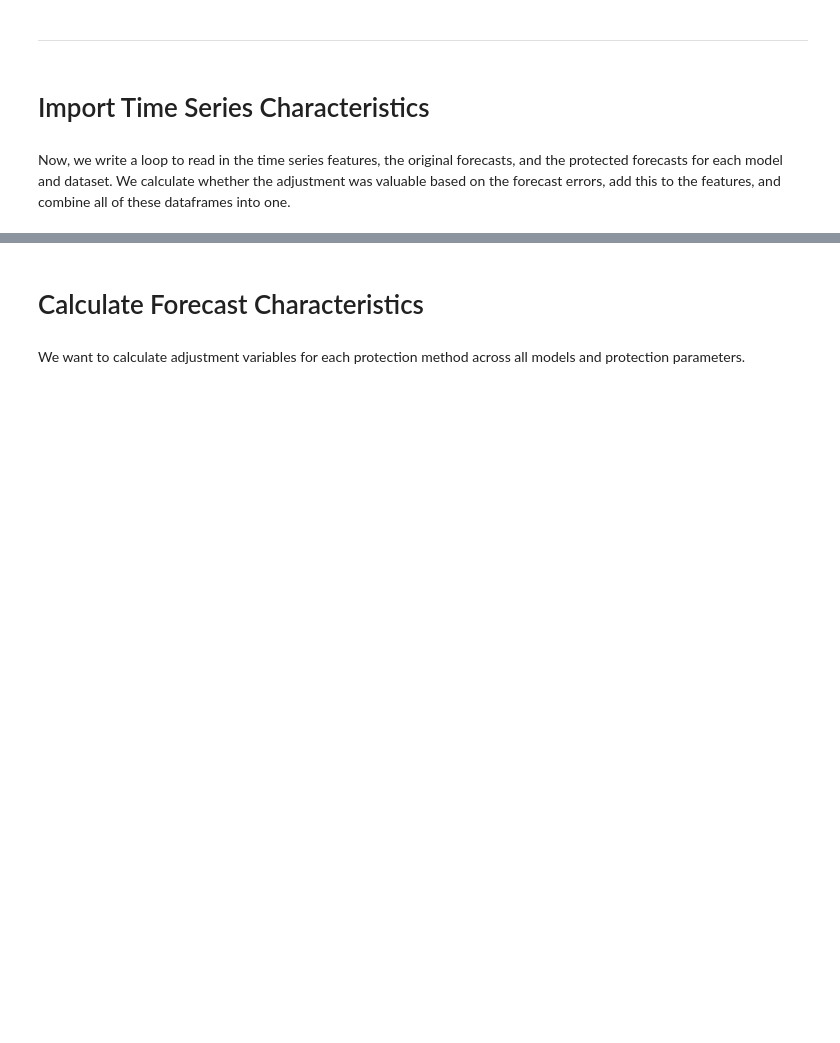
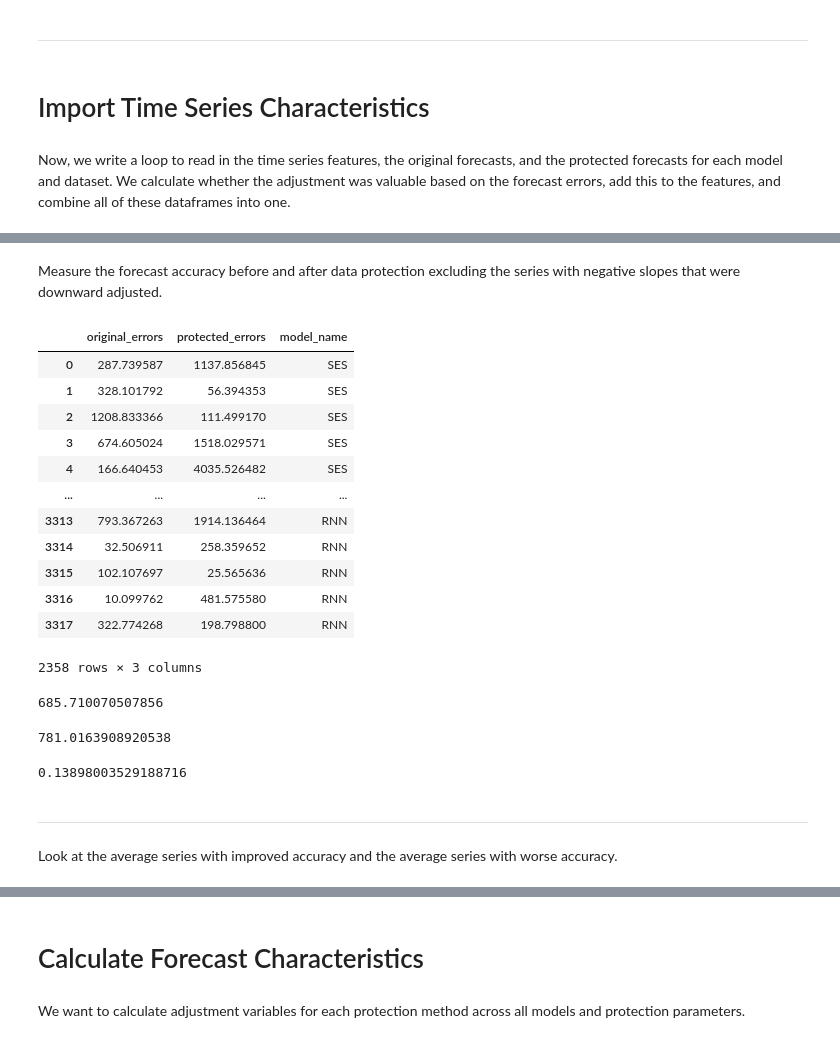
Before and after one commit to cdbale/Privacy-and-Forecasting-Empirical, a Jupyter notebook: Code/Analysis/Adjustment_Analysis.ipynb, the cells around one changed output, grey strips where cells are left out. Cells and saved outputs as stored; diff of their text form; code cells hidden in the pictures; blank space fills up the shorter version.

```diff
--- a/Code/Analysis/Adjustment_Analysis.ipynb
+++ b/Code/Analysis/Adjustment_Analysis.ipynb
@@ -133,0 +249,2 @@ full_data = full_data.drop(["nperiods", "seasonal_period", "model", "time_level_
+# %%
+full_data['positive_slope'] = full_data.slope > 0
@@ -133,0 +275,40 @@ full_data = full_data.drop(["nperiods", "seasonal_period", "model", "time_level_
+# %% [markdown]
+Measure the forecast accuracy before and after data protection excluding the series with negative slopes that were downward adjusted.
+# %%
+full_data = full_data.loc[full_data.positive_slope==0.0,:]
+full_data = full_data.loc[full_data.positive_adjustment==0.0,:]
+# %%
+to_exclude = list(full_data.index)
+# %%
+full_data = []
+
+# for each file with time series features
+for m in models:
+    # get the name of the file with the protected forecasts for the model
+    protected_fcast_file = [f for f in fcast_files if m in f and "original" not in f]
+    original_fcast_file = [f for f in fcast_files if m in f and "original" in f]
+    [protected_fcast_file] = protected_fcast_file
+    [original_fcast_file] = original_fcast_file
+
+    # import the privacy adjusted forecasts
+    fcasts_protected = pd.read_csv(forecasts_path + protected_fcast_file)
+    # import the original forecasts
+    fcasts_original = pd.read_csv(forecasts_path + original_fcast_file)
+
+    # calculate original MAE
+    original_errors = mean_absolute_error(test_data, fcasts_original, multioutput="raw_values").reshape(-1,1)
+    # calculate protected MAE
+    protected_errors = mean_absolute_error(test_data, fcasts_protected, multioutput="raw_values").reshape(-1,1)
+
+    combined = np.concatenate([original_errors,
+                               protected_errors], axis=1)
+
+    combined = pd.DataFrame(combined)
+
+    combined['model_name'] = m
+
+    combined.columns = ["original_errors",
+                        "protected_errors",
+                        "model_name"]
+
+    full_data.append(combined)
@@ -133,0 +317,32 @@ full_data = full_data.drop(["nperiods", "seasonal_period", "model", "time_level_
+# %%
+full_data.drop(to_exclude, axis=0)
+# %% [output]
+|  | original_errors | protected_errors | model_name |
+| 0 | 287.739587 | 1137.856845 | SES |
+| 1 | 328.101792 | 56.394353 | SES |
+| 2 | 1208.833366 | 111.499170 | SES |
+| 3 | 674.605024 | 1518.029571 | SES |
+| 4 | 166.640453 | 4035.526482 | SES |
+| ... | ... | ... | ... |
+| 3313 | 793.367263 | 1914.136464 | RNN |
+| 3314 | 32.506911 | 258.359652 | RNN |
+| 3315 | 102.107697 | 25.565636 | RNN |
+| 3316 | 10.099762 | 481.575580 | RNN |
+| 3317 | 322.774268 | 198.798800 | RNN |
+2358 rows × 3 columns
+# %%
+np.mean(full_data.original_errors)
+# %% [output]
+685.710070507856
+# %%
+np.mean(full_data.protected_errors)
+# %% [output]
+781.0163908920538
+# %%
+(781.01-685.71)/685.71
+# %% [output]
+0.13898003529188716
+# %% [markdown]
+***
+# %% [markdown]
+Look at the average series with improved accuracy and the average series with worse accuracy.
```
Also changed, not shown: parts of 105 cells of this notebook, 5 other files.
